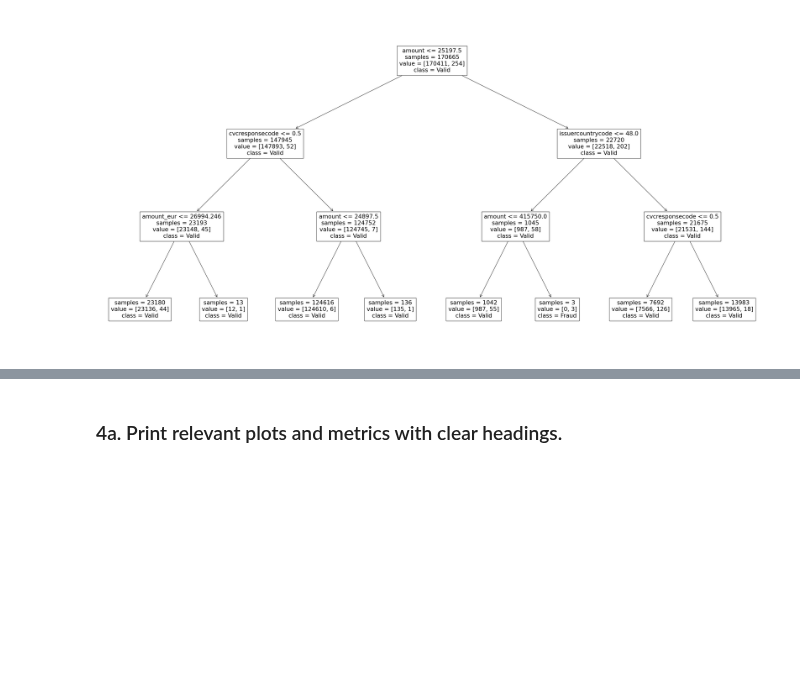
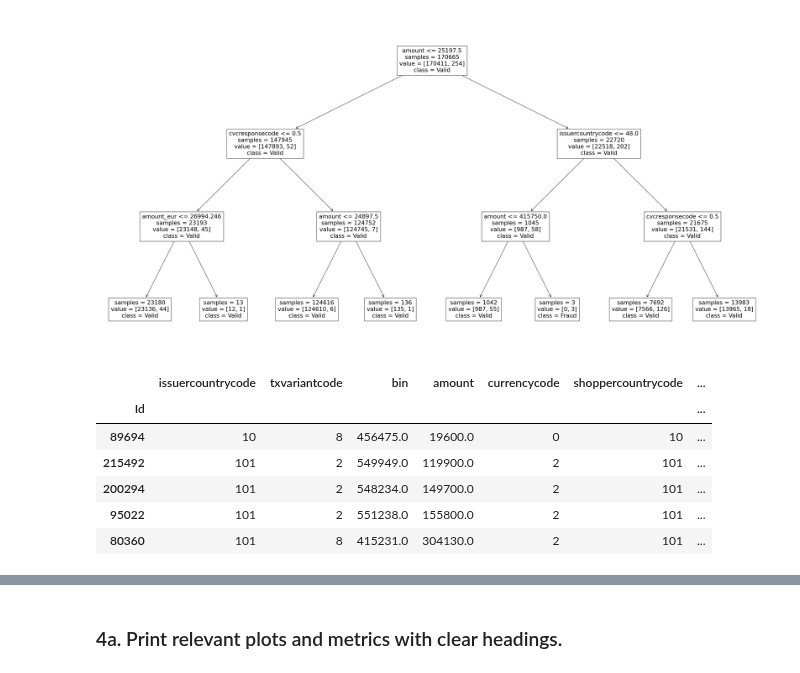
Before and after one commit to kbaran1998/CS4035-cyber-data, a Jupyter notebook: lab1/Lab1.ipynb, the cells around one changed output, grey strips where cells are left out. Cells and saved outputs as stored; diff of their text form; code cells hidden in the pictures; blank space fills up the shorter version.

```diff
--- a/lab1/Lab1.ipynb
+++ b/lab1/Lab1.ipynb
@@ -969,3 +953,16 @@ plot_tree(dtree_classifier, feature_names=X_train.columns, class_names=['Valid',
 plt.show()
 # %% [output]
 [figure]
+# %%
+X_test_withpredictions = X_test.copy()
+X_test_withpredictions['predicted_label'] = dtree_classifier.predict(X_test_withpredictions)
+X_test_withpredictions = X_test_withpredictions[X_test_withpredictions['predicted_label'] == 1]
+X_test_withpredictions.head(5)
+# %% [output]
+|  | issuercountrycode | txvariantcode | bin | amount | currencycode | shoppercountrycode | ... |
+| Id |  |  |  |  |  |  | ... |
+| 89694 | 10 | 8 | 456475.0 | 19600.0 | 0 | 10 | ... |
+| 215492 | 101 | 2 | 549949.0 | 119900.0 | 2 | 101 | ... |
+| 200294 | 101 | 2 | 548234.0 | 149700.0 | 2 | 101 | ... |
+| 95022 | 101 | 2 | 551238.0 | 155800.0 | 2 | 101 | ... |
+| 80360 | 101 | 8 | 415231.0 | 304130.0 | 2 | 101 | ... |
```
Also changed, not shown: parts of 26 cells of this notebook.
